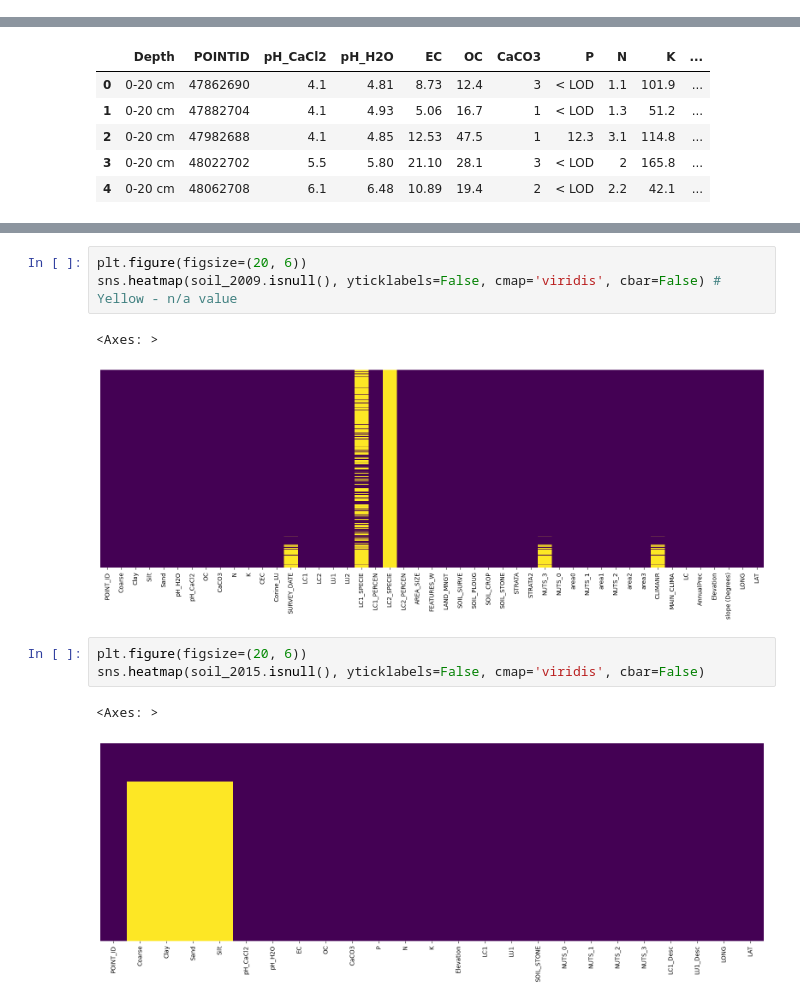
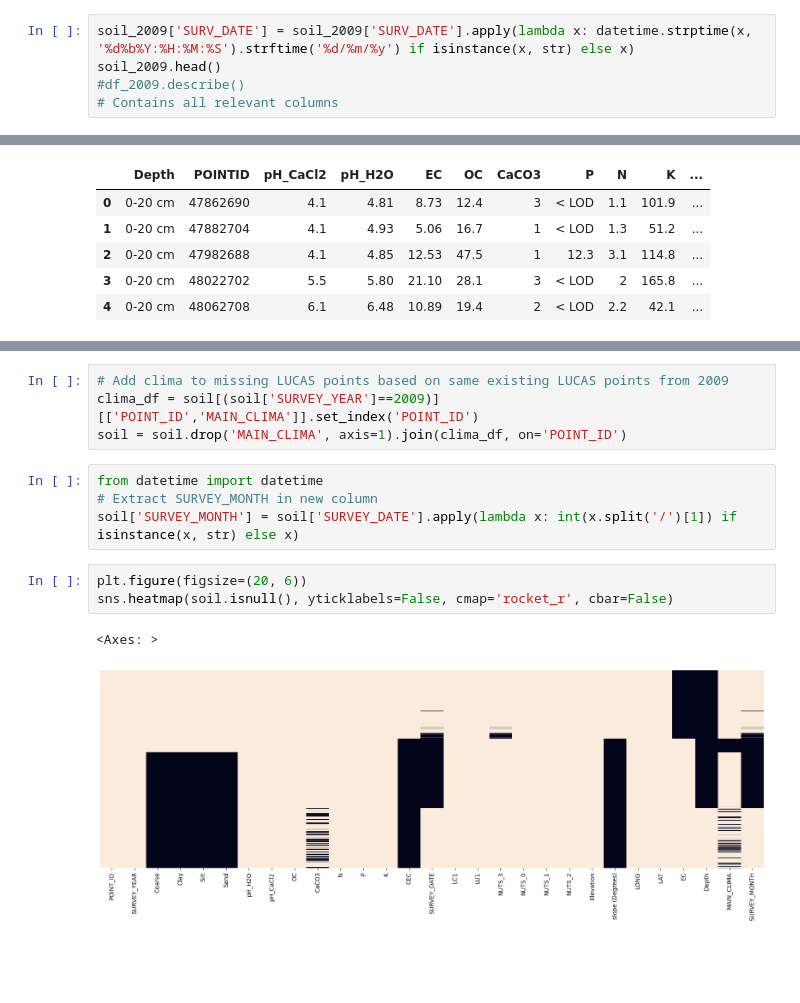
Before and after one commit to frosthog/AI4LSC, a Jupyter notebook: data/LUCAS_Soil_Data_Overview.ipynb, the cells around one changed output, grey strips where cells are left out. Saved outputs shown, nothing was run; the diff lists cells and outputs as text; blank space fills up the shorter version.

```diff
--- a/data/LUCAS_Soil_Data_Overview.ipynb
+++ b/data/LUCAS_Soil_Data_Overview.ipynb
@@ -24,0 +14,5 @@ soil_2009.head()
+# %%
+soil_2009['SURV_DATE'] = soil_2009['SURV_DATE'].apply(lambda x: datetime.strptime(x, '%d%b%Y:%H:%M:%S').strftime('%d/%m/%y') if isinstance(x, str) else x)
+soil_2009.head()
+#df_2009.describe()
+# Contains all relevant columns
@@ -148,12 +192,14 @@ sns.heatmap(col_summary_df.transpose(), cmap='rocket', cbar=False) # dark = colu
+# %%
+# Add clima to missing LUCAS points based on same existing LUCAS points from 2009
+clima_df = soil[(soil['SURVEY_YEAR']==2009)][['POINT_ID','MAIN_CLIMA']].set_index('POINT_ID')
+soil = soil.drop('MAIN_CLIMA', axis=1).join(clima_df, on='POINT_ID')
+# %%
+from datetime import datetime
+# Extract SURVEY_MONTH in new column
+soil['SURVEY_MONTH'] = soil['SURVEY_DATE'].apply(lambda x: int(x.split('/')[1]) if isinstance(x, str) else x)
 # %%
 plt.figure(figsize=(20, 6))
-sns.heatmap(soil_2009.isnull(), yticklabels=False, cmap='viridis', cbar=False) # Yellow - n/a value
+sns.heatmap(soil.isnull(), yticklabels=False, cmap='rocket_r', cbar=False)
 # %% [output]
 <Axes: >
-[figure, old version]
+[figure, new version]
-# %%
-plt.figure(figsize=(20, 6))
-sns.heatmap(soil_2015.isnull(), yticklabels=False, cmap='viridis', cbar=False)
-# %% [output]
-<Axes: >
-[figure, removed]
```
Also changed, not shown: parts of 11 cells of this notebook, 4 other files.
